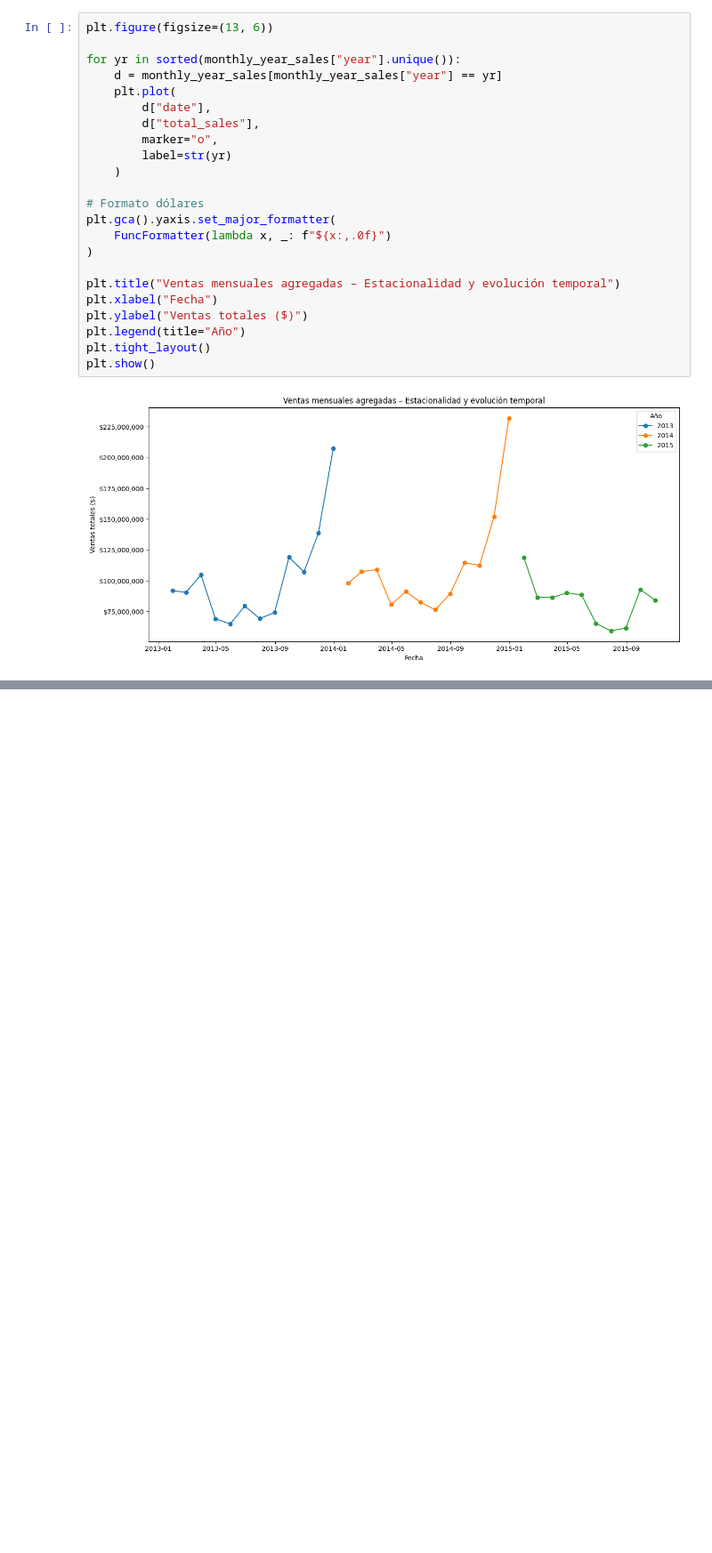
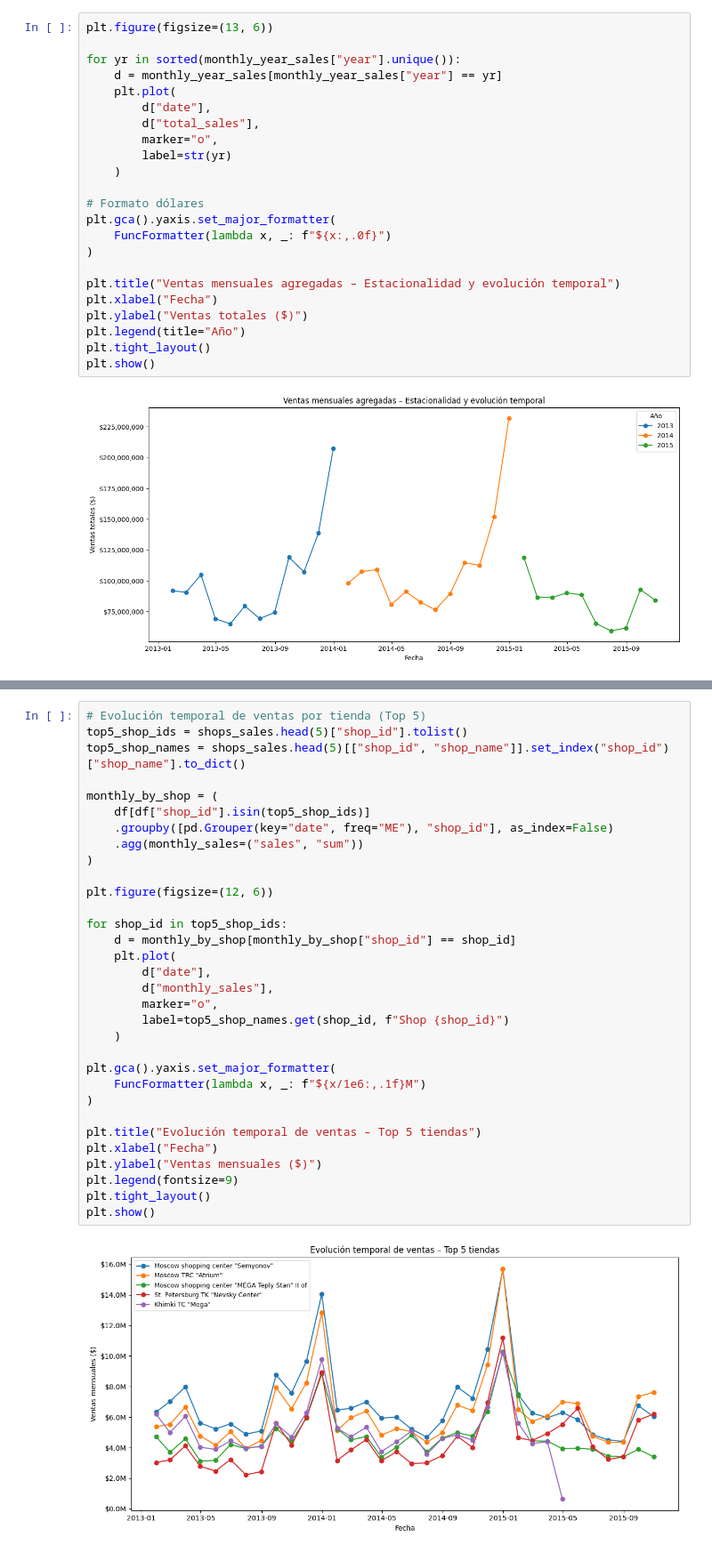
Before and after one commit to gustavopardoitam/metodos-gran-escala, a Jupyter notebook: tareas/tarea-01/EDA_01.ipynb, the cells around one changed output, grey strips where cells are left out. Shown at 89% size. Cells and saved outputs as stored; diff of their text form; blank space fills up the shorter version.

```diff
--- a/tareas/tarea-01/EDA_01.ipynb
+++ b/tareas/tarea-01/EDA_01.ipynb
@@ -428,0 +548,34 @@ plt.show()
+# %%
+# Evolución temporal de ventas por tienda (Top 5)
+top5_shop_ids = shops_sales.head(5)["shop_id"].tolist()
+top5_shop_names = shops_sales.head(5)[["shop_id", "shop_name"]].set_index("shop_id")["shop_name"].to_dict()
+
+monthly_by_shop = (
+    df[df["shop_id"].isin(top5_shop_ids)]
+    .groupby([pd.Grouper(key="date", freq="ME"), "shop_id"], as_index=False)
+    .agg(monthly_sales=("sales", "sum"))
+)
+
+plt.figure(figsize=(12, 6))
+
+for shop_id in top5_shop_ids:
+    d = monthly_by_shop[monthly_by_shop["shop_id"] == shop_id]
+    plt.plot(
+        d["date"],
+        d["monthly_sales"],
+        marker="o",
+        label=top5_shop_names.get(shop_id, f"Shop {shop_id}")
+    )
+
+plt.gca().yaxis.set_major_formatter(
+    FuncFormatter(lambda x, _: f"${x/1e6:,.1f}M")
+)
+
+plt.title("Evolución temporal de ventas – Top 5 tiendas")
+plt.xlabel("Fecha")
+plt.ylabel("Ventas mensuales ($)")
+plt.legend(fontsize=9)
+plt.tight_layout()
+plt.show()
+# %% [output]
+[figure, added]
```
Also changed, not shown: parts of 6 cells of this notebook, 5 other files.
